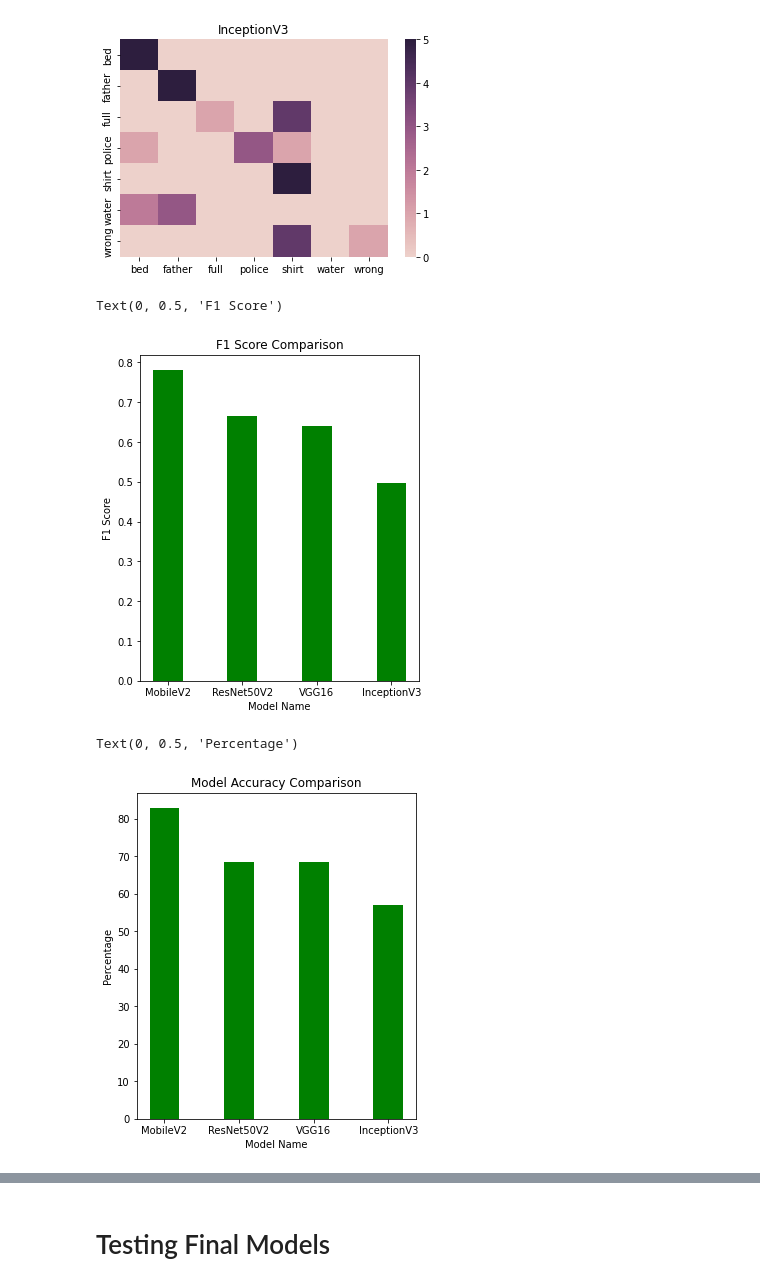
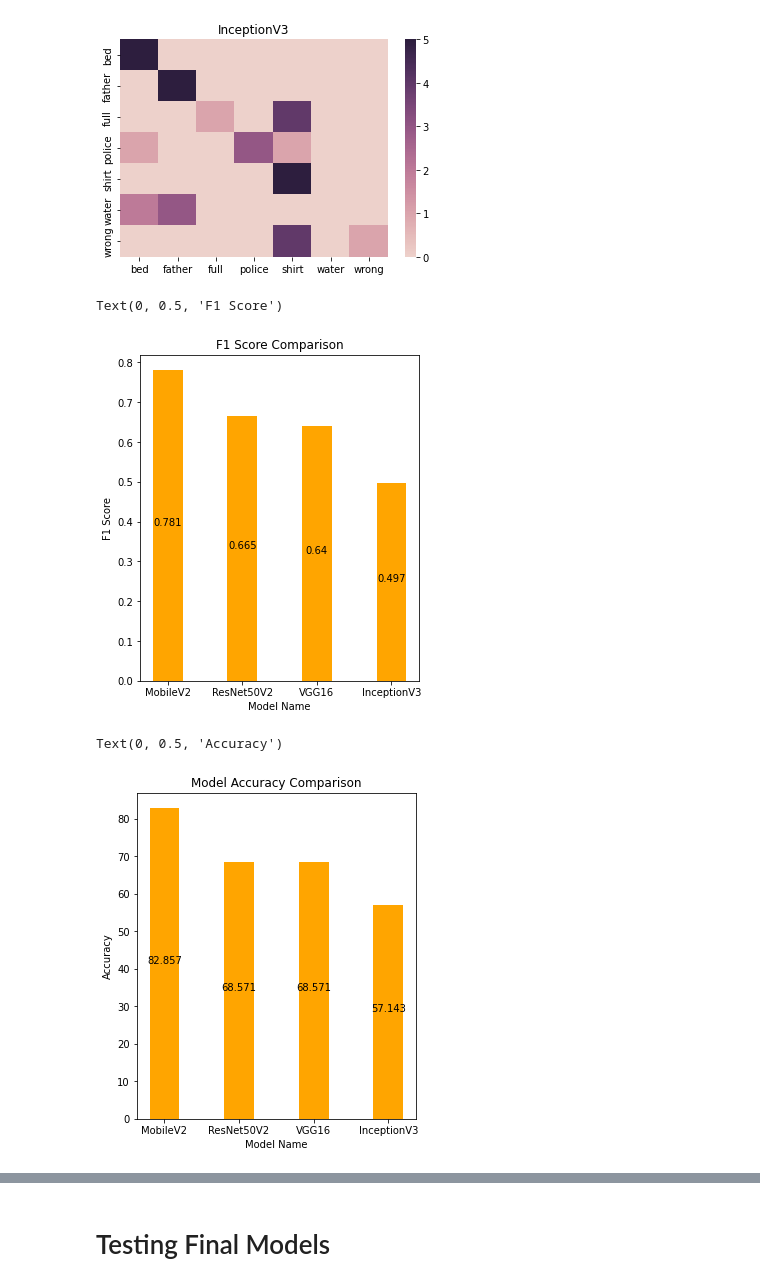
Before and after one commit to magdi74/SignLanguageDetection-GraduationProject2023, a Jupyter notebook: NoteBooks/Testing_models .ipynb, the cells around one changed output, grey strips where cells are left out. Drawn from its saved outputs; the diff is of its cells as text; code cells hidden in the pictures.

```diff
--- a/NoteBooks/Testing_models.ipynb
+++ b/NoteBooks/Testing_models .ipynb
@@ -233,3 +234,8 @@ for i in range(len(outputss)):
 [figure]
 [figure]
 [figure]
+# %%
+# function to add value labels
+def addlabels(x,y):
+    for i in range(len(x)):
+        plt.text(i, y[i]/2, round(y[i],3), ha = 'center')
@@ -245,26 +263,28 @@ for i in range(len(outputss)):
 x.sort(reverse=True)
 plt.figure(figsize=(5,6))
 plt.title("F1 Score Comparison")
-plt.bar(y,x,0.4,color = "green")
+plt.bar(y,x,0.4,color = "Orange")
+addlabels(y,x)
 plt.xlabel("Model Name")
 plt.ylabel("F1 Score")
 # %% [output]
 Text(0, 0.5, 'F1 Score')
-[figure, old version]
+[figure, new version]
 # %%
 #plotting accuracy score comparison
 x = []
 y = ["MobileV2","ResNet50V2","VGG16","InceptionV3"]
 
 for i in range(len(outputss)):
   x.append(accuracy_score(y_test_old, outputss[i])*100)
 
 x.sort(reverse=True)
 plt.figure(figsize=(5,6))
 plt.title("Model Accuracy Comparison")
-plt.bar(y,x,0.4,color = "green")
+plt.bar(y,x,0.4,color = "Orange")
+addlabels(y,x)
 plt.xlabel("Model Name")
-plt.ylabel("Percentage")
+plt.ylabel("Accuracy")
 # %% [output]
-Text(0, 0.5, 'Percentage')
+Text(0, 0.5, 'Accuracy')
-[figure, old version]
+[figure, new version]
```
Also changed, not shown: parts of 25 cells of this notebook.
